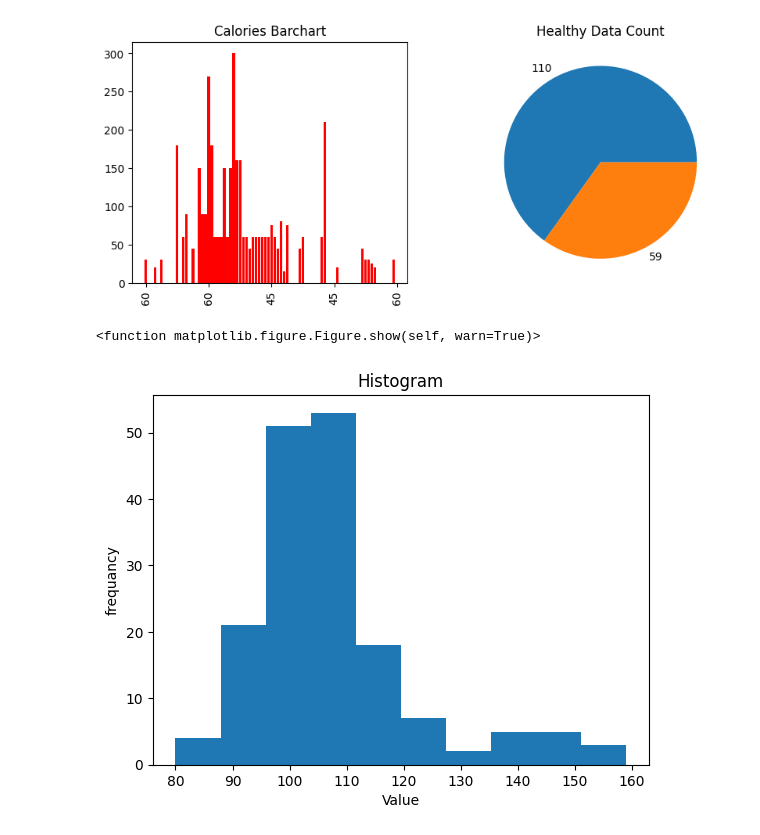
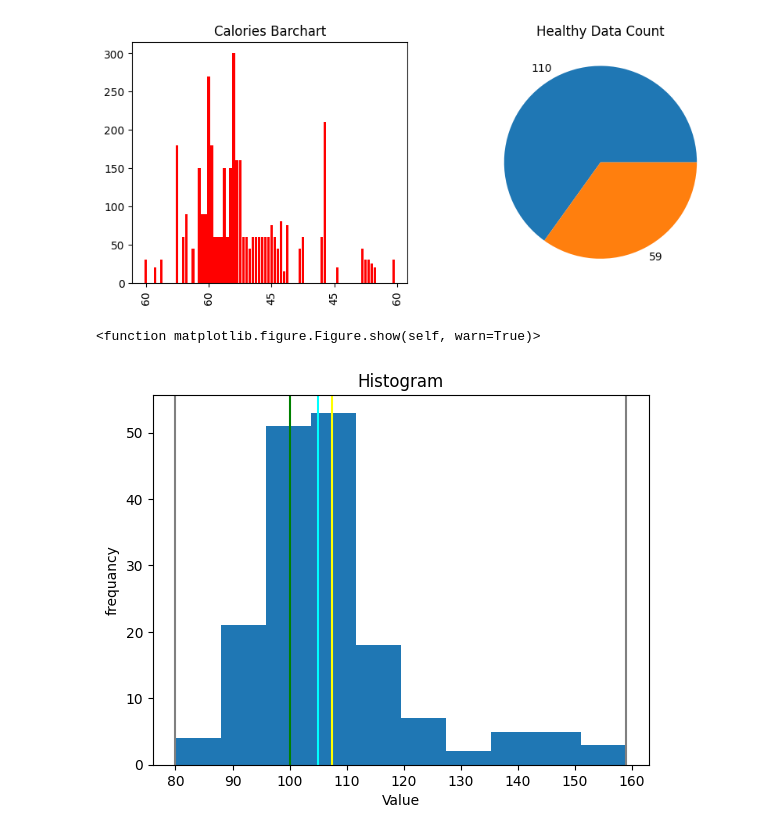
Before and after one commit to hibaadil/explore_data_python, a Jupyter notebook: calaries.ipynb, the cells around one changed output. Cells and saved outputs as stored; diff of their text form; code cells hidden in the pictures.

```diff
--- a/calaries.ipynb
+++ b/calaries.ipynb
@@ -45,20 +45,20 @@ fig.show
 # %%
 fig = plt.Figure
 plt.hist(df_calaries.Pulse)
 max_val = df_calaries.Pulse.max()
 min_val = df_calaries.Pulse.min()
 mean_val = df_calaries.Pulse.mean()
 med_val = df_calaries.Pulse.median()
 mode_val = df_calaries.Pulse.mode()[0]
 plt.title("Histogram")
 plt.xlabel('Value')
 plt.ylabel('frequancy')
 plt.axvline(x= max_val, color= 'grey')
 plt.axvline(x= min_val, color= 'grey')
-plt.axvline(x= mean_val, color= 'grey')
-plt.axvline(x= med_val, color= 'grey')
-plt.axvline(x= mode_val, color= 'grey')
+plt.axvline(x= mean_val, color= 'yellow')
+plt.axvline(x= med_val, color= 'cyan')
+plt.axvline(x= mode_val, color= 'green')
 fig.show
 # %% [output]
 <function matplotlib.figure.Figure.show(self, warn=True)>
-[figure, old version]
+[figure, new version]
```
Also changed, not shown: parts of 3 cells of this notebook.
